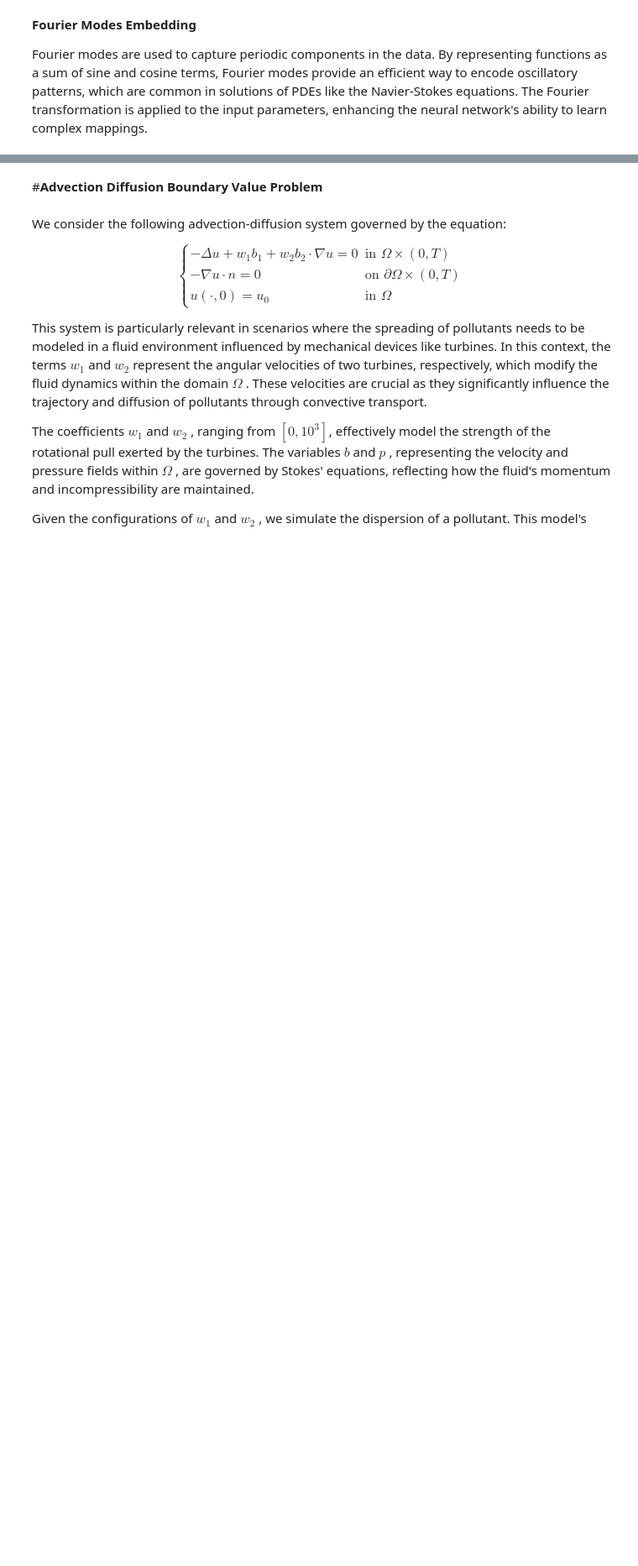
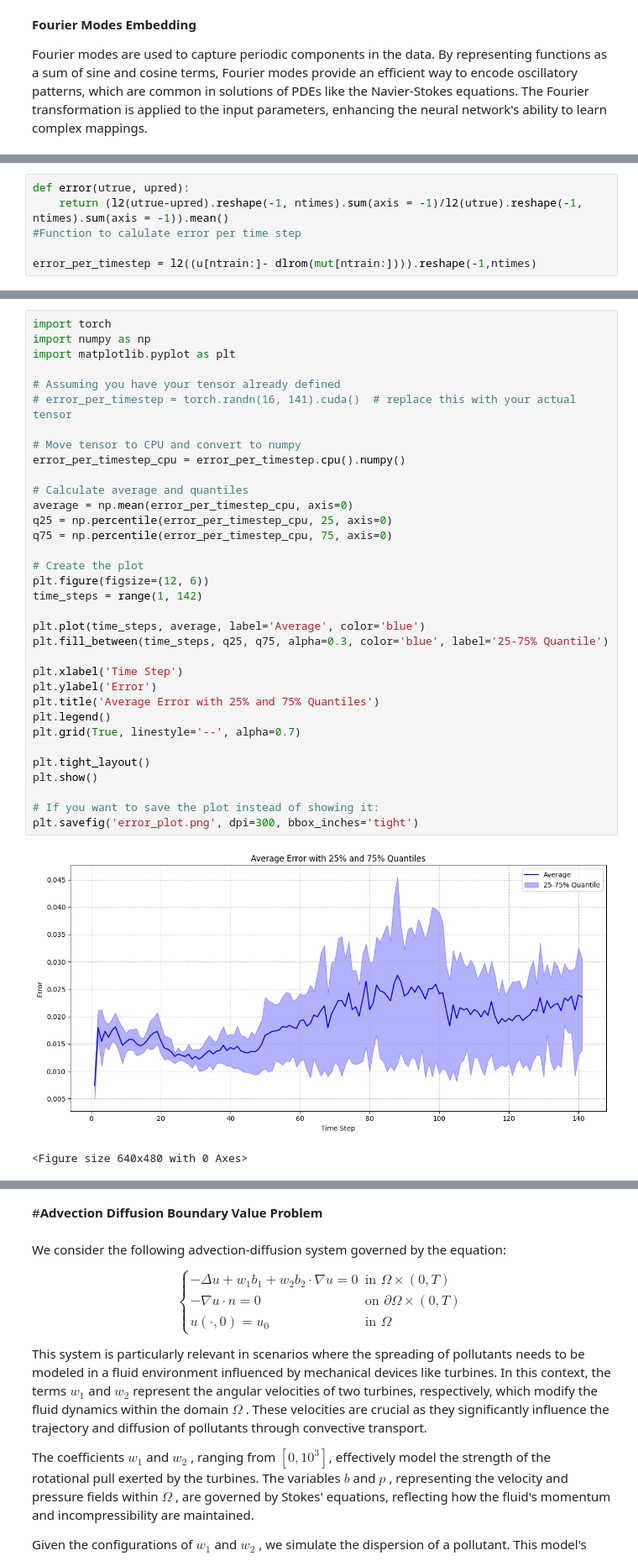
Before and after one commit to LuigiPagani/DL-ROM-for-Navier-Stokes, a Jupyter notebook: NAML_Project.ipynb, the cells around one changed output, grey strips where cells are left out. Shown at 84% size. Drawn from its saved outputs; the diff is of its cells as text; blank space fills up the shorter version.

```diff
--- a/NAML_Project.ipynb
+++ b/NAML_Project.ipynb
@@ -381,0 +386,6 @@ num2p(error(u[ntrain:], dlrom(mut[ntrain:])))
+# %%
+def error(utrue, upred):
+    return (l2(utrue-upred).reshape(-1, ntimes).sum(axis = -1)/l2(utrue).reshape(-1, ntimes).sum(axis = -1)).mean()
+#Function to calulate error per time step
+
+error_per_timestep = l2((u[ntrain:]- dlrom(mut[ntrain:]))).reshape(-1,ntimes)
@@ -382,2 +408,39 @@ num2p(error(u[ntrain:], dlrom(mut[ntrain:])))
+# %%
+import torch
+import numpy as np
+import matplotlib.pyplot as plt
+
+# Assuming you have your tensor already defined
+# error_per_timestep = torch.randn(16, 141).cuda()  # replace this with your actual tensor
+
+# Move tensor to CPU and convert to numpy
+error_per_timestep_cpu = error_per_timestep.cpu().numpy()
+
+# Calculate average and quantiles
+average = np.mean(error_per_timestep_cpu, axis=0)
+q25 = np.percentile(error_per_timestep_cpu, 25, axis=0)
+q75 = np.percentile(error_per_timestep_cpu, 75, axis=0)
+
+# Create the plot
+plt.figure(figsize=(12, 6))
+time_steps = range(1, 142)
+
+plt.plot(time_steps, average, label='Average', color='blue')
+plt.fill_between(time_steps, q25, q75, alpha=0.3, color='blue', label='25-75% Quantile')
+
+plt.xlabel('Time Step')
+plt.ylabel('Error')
+plt.title('Average Error with 25% and 75% Quantiles')
+plt.legend()
+plt.grid(True, linestyle='--', alpha=0.7)
+
+plt.tight_layout()
+plt.show()
+
+# If you want to save the plot instead of showing it:
+plt.savefig('error_plot.png', dpi=300, bbox_inches='tight')
+# %% [output]
+[figure, added]
+<Figure size 640x480 with 0 Axes>
 # %%
 from time import perf_counter
```
Also changed, not shown: parts of 17 cells of this notebook.
